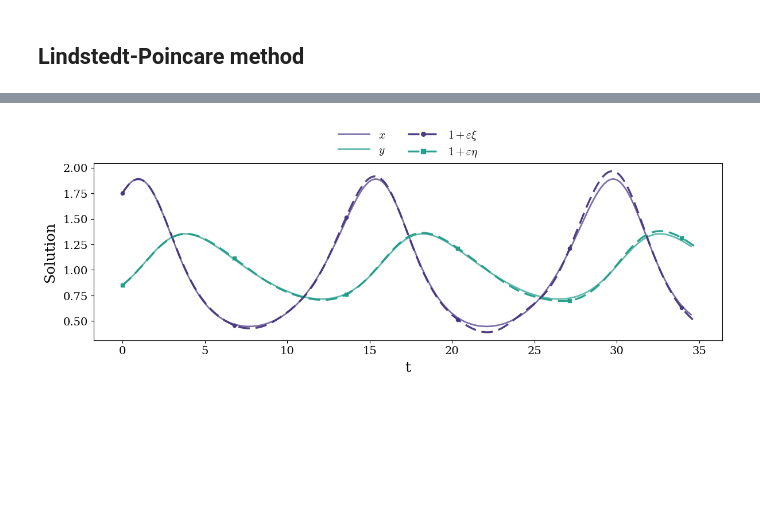
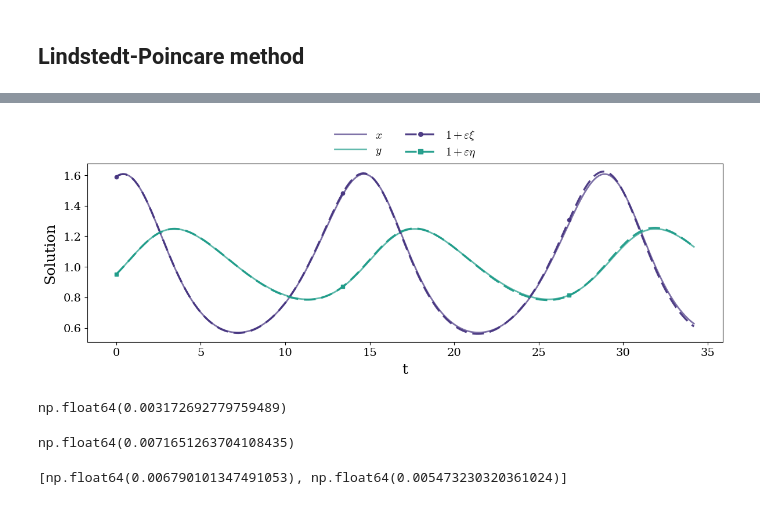
Before and after one commit to esemsc-dda24/PTL-PINNs, a Jupyter notebook: ptlpinns/results/LKV/lotka_volterra.ipynb, the cells around one changed output, grey strips where cells are left out. Drawn from its saved outputs; the diff is of its cells as text; code cells hidden in the pictures; blank space fills up the shorter version.

```diff
--- a/ptlpinns/results/LKV/lotka_volterra.ipynb
+++ b/ptlpinns/results/LKV/lotka_volterra.ipynb
@@ -21,7 +21,7 @@ undamped_model, training_log = model.load_model(undamped_path, undamped_name)
 ### Problem definition
 # %%
 t_span = (0, 15)
-N = 512
+N = 256
 t_eval = np.linspace(t_span[0], t_span[1], N)
 # %% [markdown]
 ### Compute latent representations
@@ -30,7 +30,7 @@ H_dict = transfer.compute_H_dict(undamped_model, N=N, bias=True, t_span=t_span)
 # %% [markdown]
 ### Transfer parameters
 # %%
-x0, y0 = 1.75, 0.85
+x0, y0 = 1.59, 0.95
 
 epsilon = 0.5
 xi0 = (x0 - 1) / epsilon
@@ -122,7 +113,0 @@ array([[ 1.49995478, -0.29996245],
-# %%
-t_eval_num = np.linspace(0, 34.5, 51200)
-ode = equations.lv_normalized(alpha_list[0])
-sol = numerical.solve_ode_equation(ode, (0, 34.5), t_eval_num, [x0, y0])
-x, y = sol
-
-LKV.plot_numerical_LKV(x, y, t_eval_num)
@@ -223,3 +205,9 @@ def plot_lv_comparison(t_eval_lpm, t_eval_num, NN_TL_solution_LPM, x, y, epsilon
 
     plt.tight_layout()
     plt.show()
+# %%
+ode = equations.lv_normalized(alpha_list[0])
+sol = numerical.solve_ode_equation(ode, (t_eval_lpm[0], t_eval_lpm[-1]), t_eval_lpm, [x0, y0])
+x, y = sol
+
+LKV.plot_numerical_LKV(x, y, t_eval_lpm)
@@ -226,4 +217,16 @@ def plot_lv_comparison(t_eval_lpm, t_eval_num, NN_TL_solution_LPM, x, y, epsilon
 # %%
-plot_lv_comparison(t_eval_lpm, t_eval_num, NN_TL_solution_LPM, x, y, epsilon_list)
+plot_lv_comparison(t_eval_lpm, t_eval_lpm, NN_TL_solution_LPM, x, y, epsilon_list)
 # %% [output]
-[figure, old version]
+[figure, new version]
+# %%
+np.mean(np.abs(y - 1 - epsilon * NN_TL_solution_LPM[:, 1]))
+# %% [output]
+np.float64(0.003172692779759489)
+# %%
+np.mean(np.abs(x - 1 - epsilon * NN_TL_solution_LPM[:, 0]))
+# %% [output]
+np.float64(0.0071651263704108435)
+# %%
+[np.float64(0.006790101347491053), np.float64(0.005473230320361024)]
+# %% [output]
+[np.float64(0.006790101347491053), np.float64(0.005473230320361024)]
```
Also changed, not shown: parts of 11 cells of this notebook, 8 other files.
